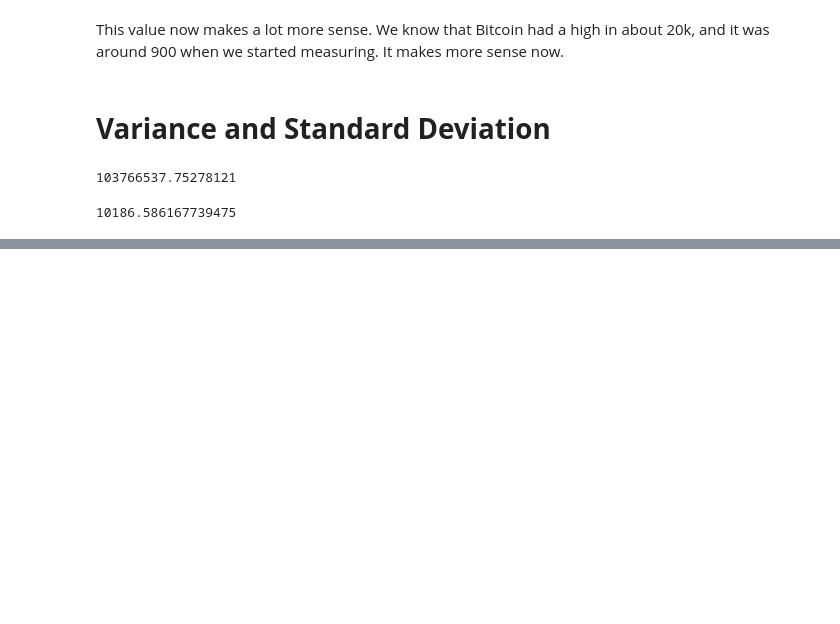
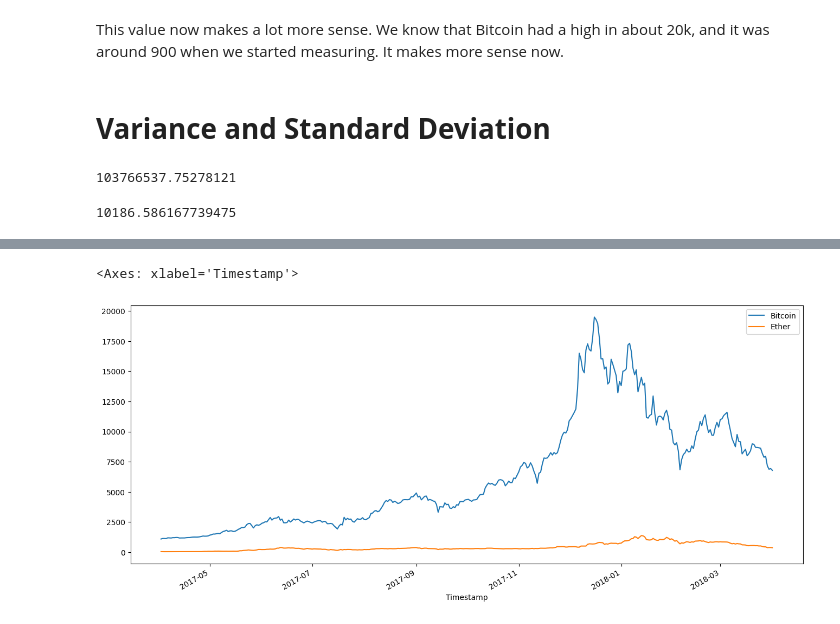
Before and after one commit to Mulenga-Chilambwe/BTC-ETH-ANALYSIS-INSIGHT, a Jupyter notebook: btc-eth-insight.ipynb, the cells around one changed output, grey strips where cells are left out. Drawn from its saved outputs; the diff is of its cells as text; code cells hidden in the pictures; blank space fills up the shorter version.

```diff
--- a/btc-eth-insight.ipynb
+++ b/btc-eth-insight.ipynb
@@ -368,0 +431,7 @@ df['Bitcoin'].std()
+# %%
+upper_limit = df['Bitcoin'].mean() + 2 * df['Bitcoin'].std()
+# %%
+df[df['Bitcoin'] < upper_limit].plot(figsize=(16, 7))
+# %% [output]
+<Axes: xlabel='Timestamp'>
+[figure, added]
```
Also changed, not shown: parts of 18 cells of this notebook.
